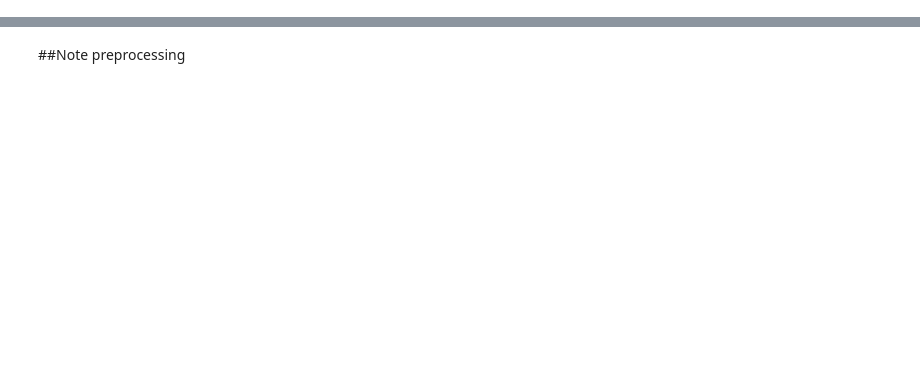
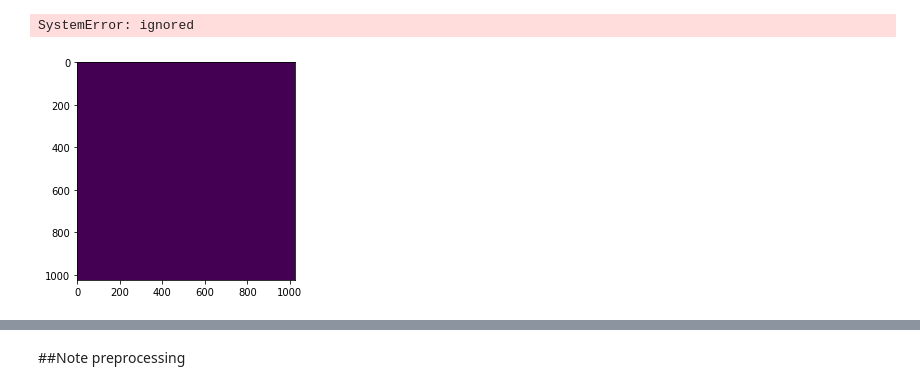
Before and after one commit to realBagher/image-segmentation-using-unet, a Jupyter notebook: model-v1/Image_segmentation_using_Unet.ipynb, the cells around one changed output, grey strips where cells are left out. Drawn from its saved outputs; the diff is of its cells as text; code cells hidden in the pictures; blank space fills up the shorter version.

```diff
--- a/model-v1/Image_segmentation_using_Unet.ipynb
+++ b/model-v1/Image_segmentation_using_Unet.ipynb
@@ -5,0 +169,11 @@ from tensorflow.keras.layers import Dropout,Conv2D,MaxPooling2D,Conv2DTranspose,
+# %%
+def merge(image_id):
+  temp = id_image.index(image_id)
+  print('id from image',temp)
+  name = image_name[temp]
+  print('file name from image',name)
+  temp2 = find_element_in_list(temp,id_anno)
+  print('id from annotaions',temp2)
+  segmentation = segmentations_list[temp2]
+  print('segmentations from annotaions',segmentation)
+  return (name,segmentation)
@@ -5,0 +204,5 @@ from tensorflow.keras.layers import Dropout,Conv2D,MaxPooling2D,Conv2DTranspose,
+# %%
+map_name_segmentations = []
+for x in id_image:
+   temp = merge(x)
+   map_name_segmentations.append(temp)
@@ -5,0 +242,5 @@ from tensorflow.keras.layers import Dropout,Conv2D,MaxPooling2D,Conv2DTranspose,
+# %%
+sample = map_name_segmentations[0]
+# %%
+polygon = sample[1]
+name = sample[0]
@@ -5,0 +266,8 @@ from tensorflow.keras.layers import Dropout,Conv2D,MaxPooling2D,Conv2DTranspose,
+# %%
+base_mask = Image.new('L',(1024,1024),0)
+plt.imshow(base_mask)
+ImageDraw.Draw(base_mask).polygon(polygon,outline=1,fill=1)
+mask = np.array(base_mask)
+# %% [output]
+SystemError: ignored
+[figure, added]
```
Also changed, not shown: parts of 32 cells of this notebook.
